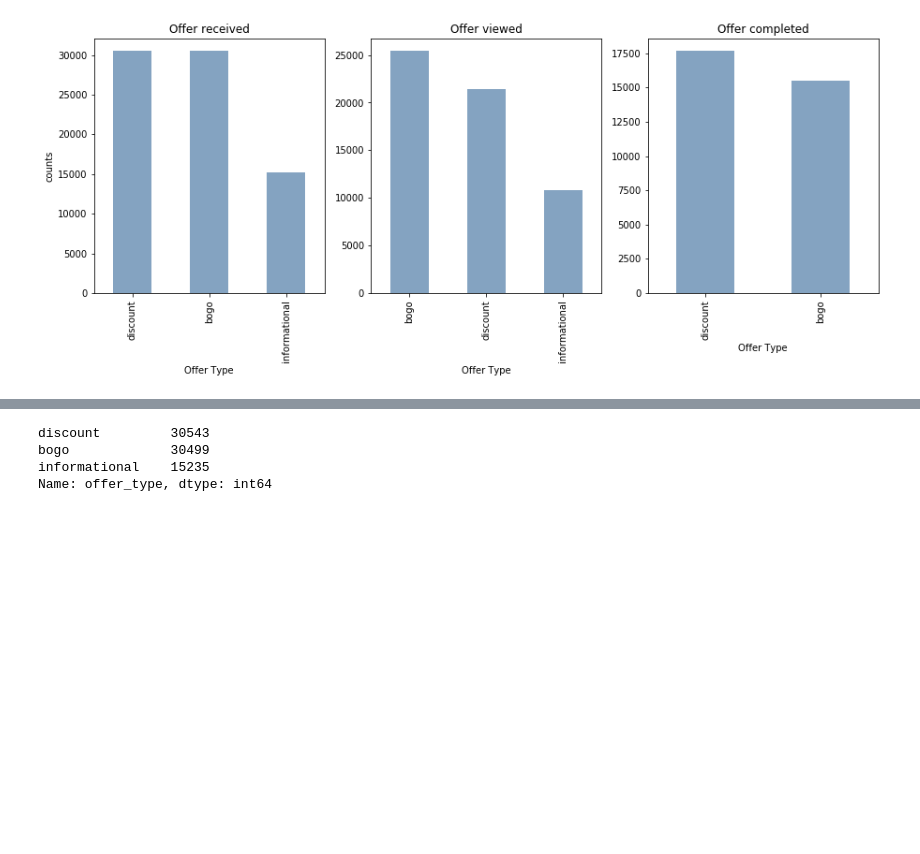
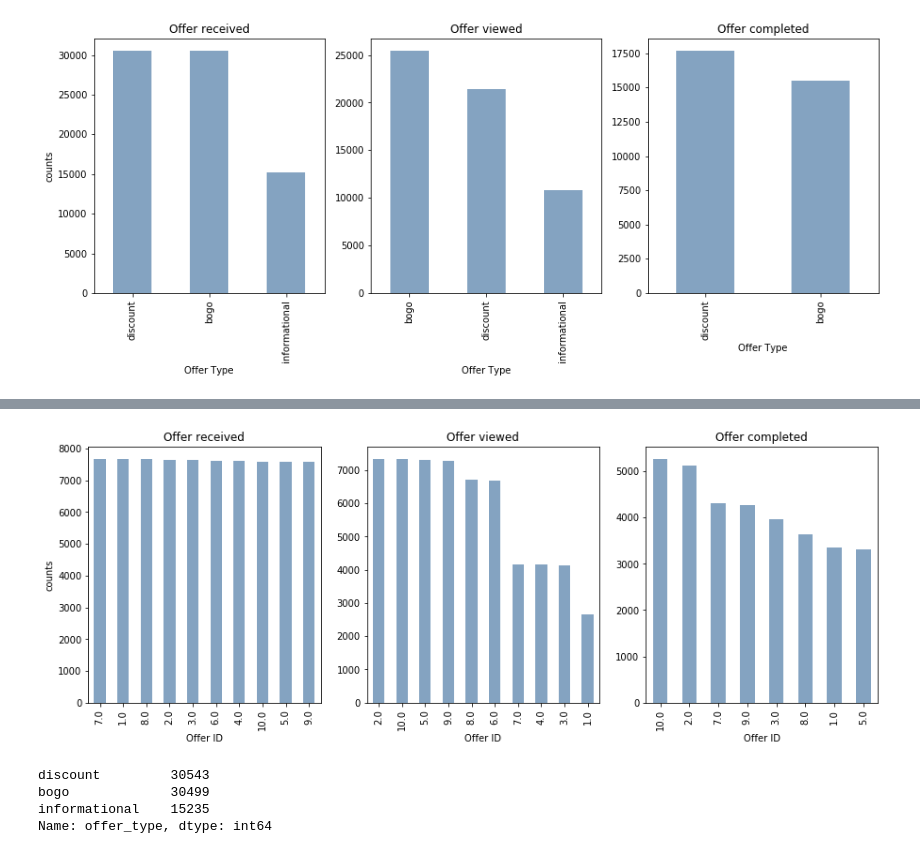
Before and after one commit to data-clash/Starbuck-Capstone-Challenge, a Jupyter notebook: Starbucks_Capstone.ipynb, the cells around one changed output, grey strips where cells are left out. Drawn from its saved outputs; the diff is of its cells as text; code cells hidden in the pictures; blank space fills up the shorter version.

```diff
--- a/Starbucks_Capstone.ipynb
+++ b/Starbucks_Capstone.ipynb
@@ -745,0 +776,18 @@ plt.title('Offer completed');
+# %%
+plt.subplot(131)
+transcript_df[transcript_df['offer_received'] == 1].offer_id.value_counts().plot(kind='bar',color=(0.2, 0.4, 0.6, 0.6), figsize=(15,5))
+plt.ylabel('counts')
+plt.xlabel('Offer ID')
+plt.title('Offer received');
+
+plt.subplot(132)
+transcript_df[transcript_df['offer_viewed'] == 1].offer_id.value_counts().plot(kind='bar',color=(0.2, 0.4, 0.6, 0.6), figsize=(15,5))
+plt.xlabel('Offer ID')
+plt.title('Offer viewed');
+
+plt.subplot(133)
+transcript_df[transcript_df['offer_completed'] == 1].offer_id.value_counts().plot(kind='bar',color=(0.2, 0.4, 0.6, 0.6), figsize=(15,5))
+plt.xlabel('Offer ID')
+plt.title('Offer completed');
+# %% [output]
+[figure, added]
```
Also changed, not shown: parts of 53 cells of this notebook, 1 other file.
